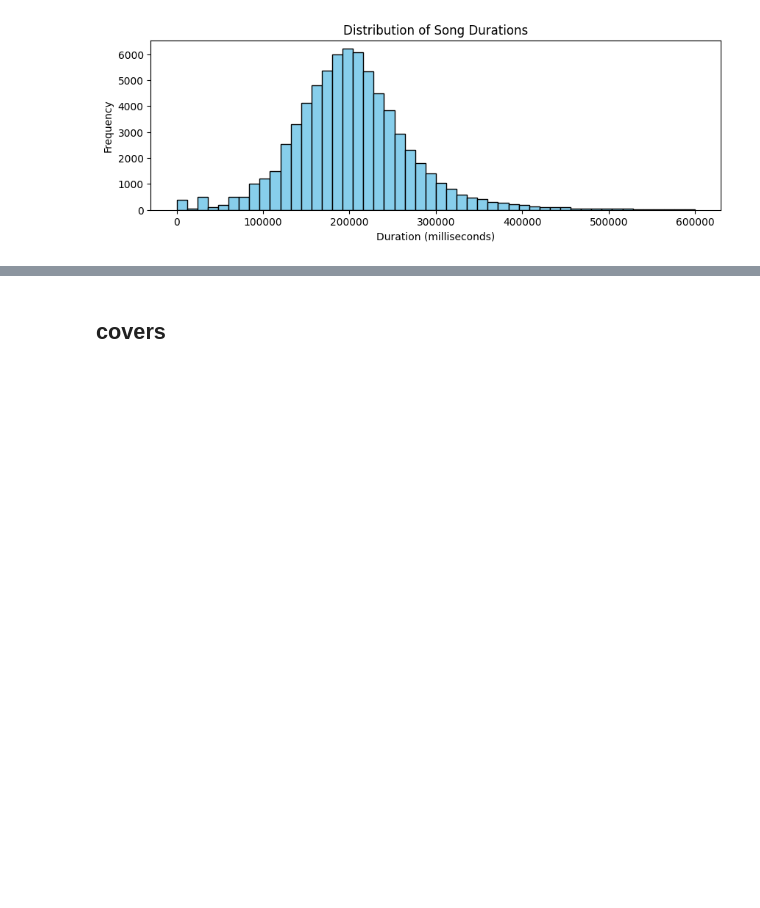
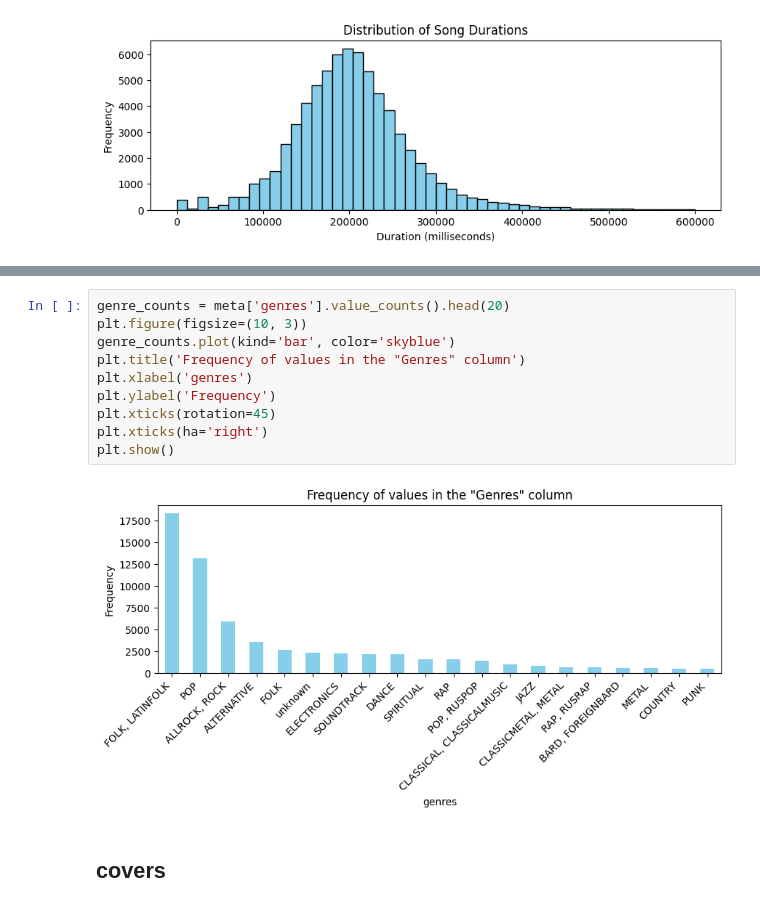
Before and after one commit to Asket-on/Hackathon-DS-Yandex-Music-2023-10-23, a Jupyter notebook: Hackathon_DS_Yandex_Music_2023_10_23.ipynb, the cells around one changed output, grey strips where cells are left out. Drawn from its saved outputs; the diff is of its cells as text; blank space fills up the shorter version.

```diff
--- a/Hackathon_DS_Yandex_Music_2023_10_23.ipynb
+++ b/Hackathon_DS_Yandex_Music_2023_10_23.ipynb
@@ -128,3 +185,15 @@ plt.show()
+# %%
+genre_counts = meta['genres'].value_counts().head(20)
+plt.figure(figsize=(10, 3))
+genre_counts.plot(kind='bar', color='skyblue')
+plt.title('Frequency of values in the "Genres" column')
+plt.xlabel('genres')
+plt.ylabel('Frequency')
+plt.xticks(rotation=45)
+plt.xticks(ha='right')
+plt.show()
+# %% [output]
+[figure, added]
 # %% [markdown]
 ## covers
 # %%
```
Also changed, not shown: parts of 46 cells of this notebook, 1 other file.
